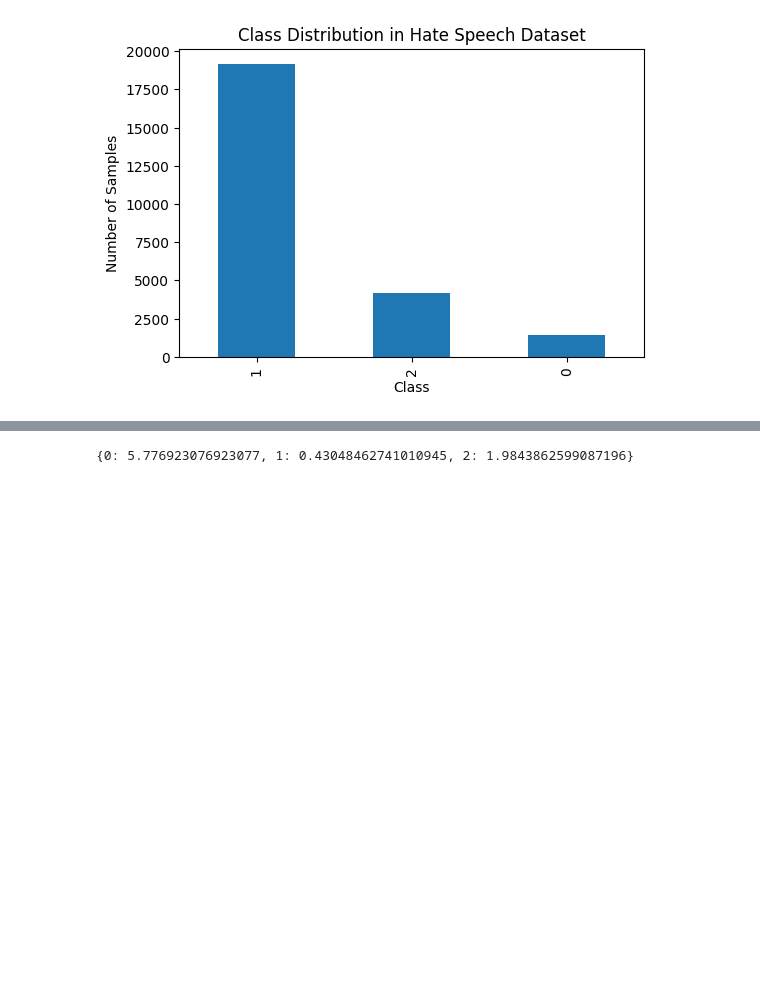
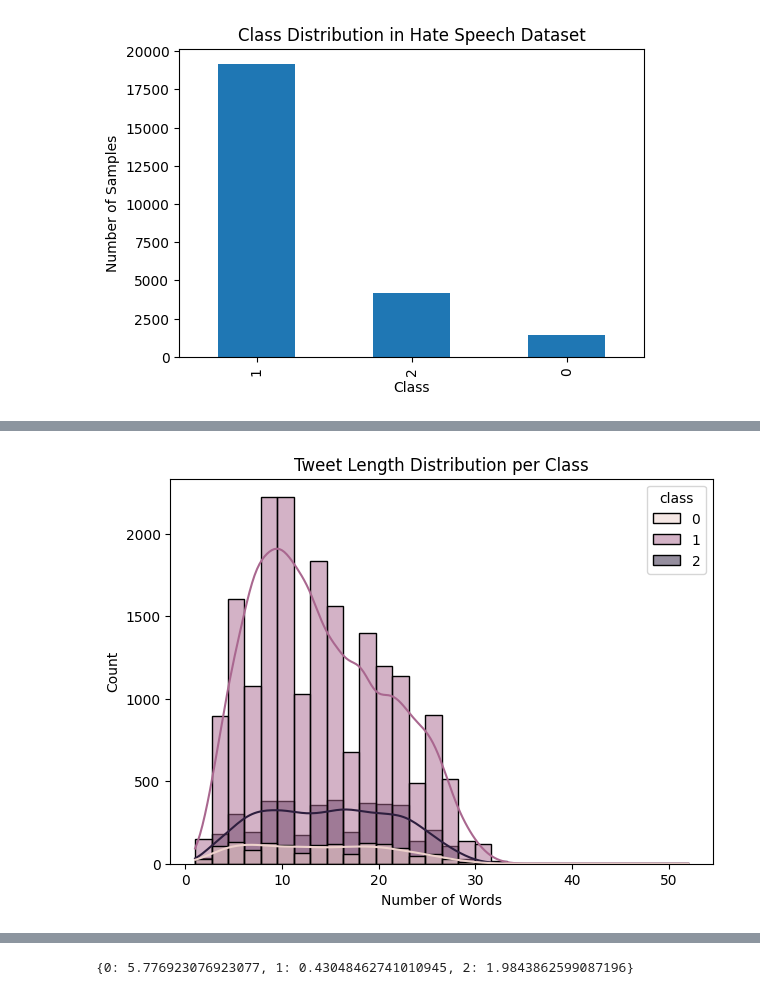
Before and after one commit to HeshamAfandi/Hate-Speech-Detection, a Jupyter notebook: notebook/hate_speech_lstm.ipynb, the cells around one changed output, grey strips where cells are left out. Drawn from its saved outputs; the diff is of its cells as text; code cells hidden in the pictures; blank space fills up the shorter version.

```diff
--- a/notebook/hate_speech_lstm.ipynb
+++ b/notebook/hate_speech_lstm.ipynb
@@ -73,0 +101,8 @@ plt.show()
+# %%
+plt.figure(figsize=(7,5))
+sns.histplot(data=df, x='tweet_length', hue='class', bins=30, kde=True)
+plt.title("Tweet Length Distribution per Class")
+plt.xlabel("Number of Words")
+plt.show()
+# %% [output]
+[figure, added]
```
Also changed, not shown: parts of 43 cells of this notebook.
